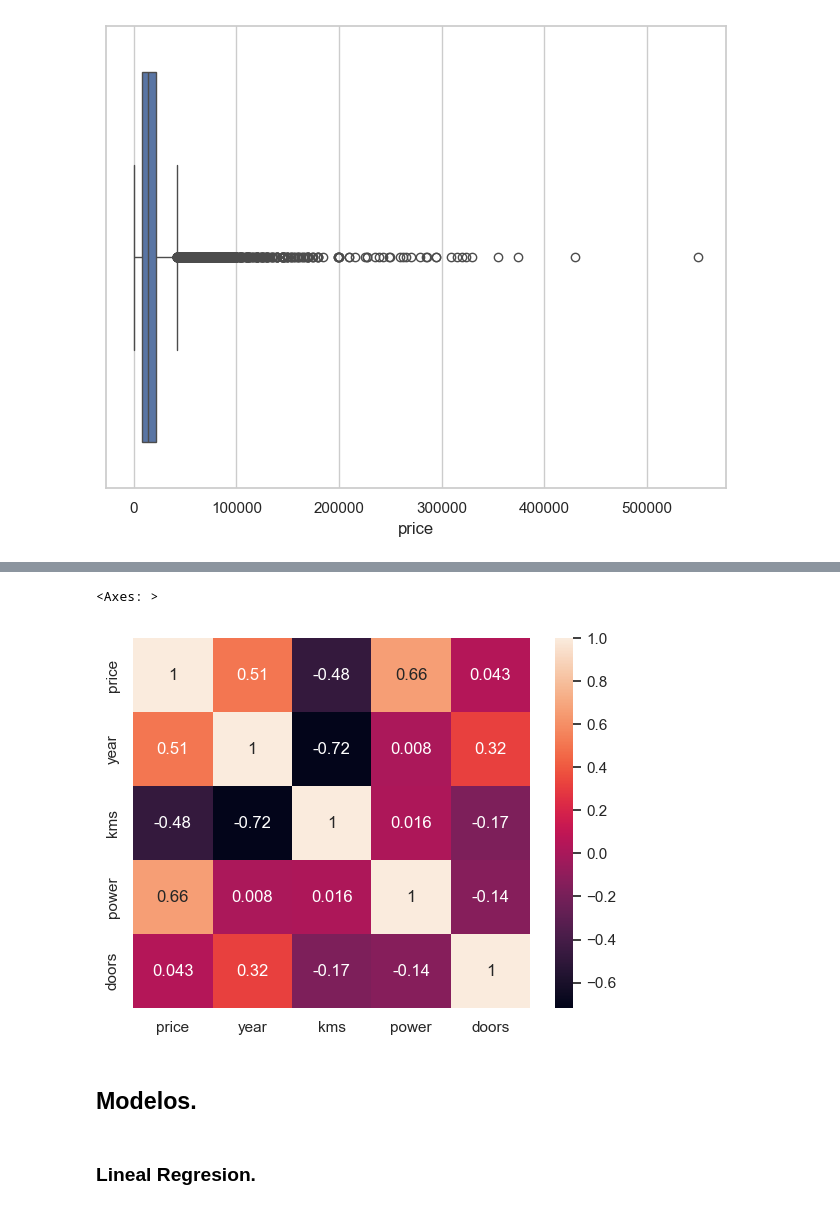
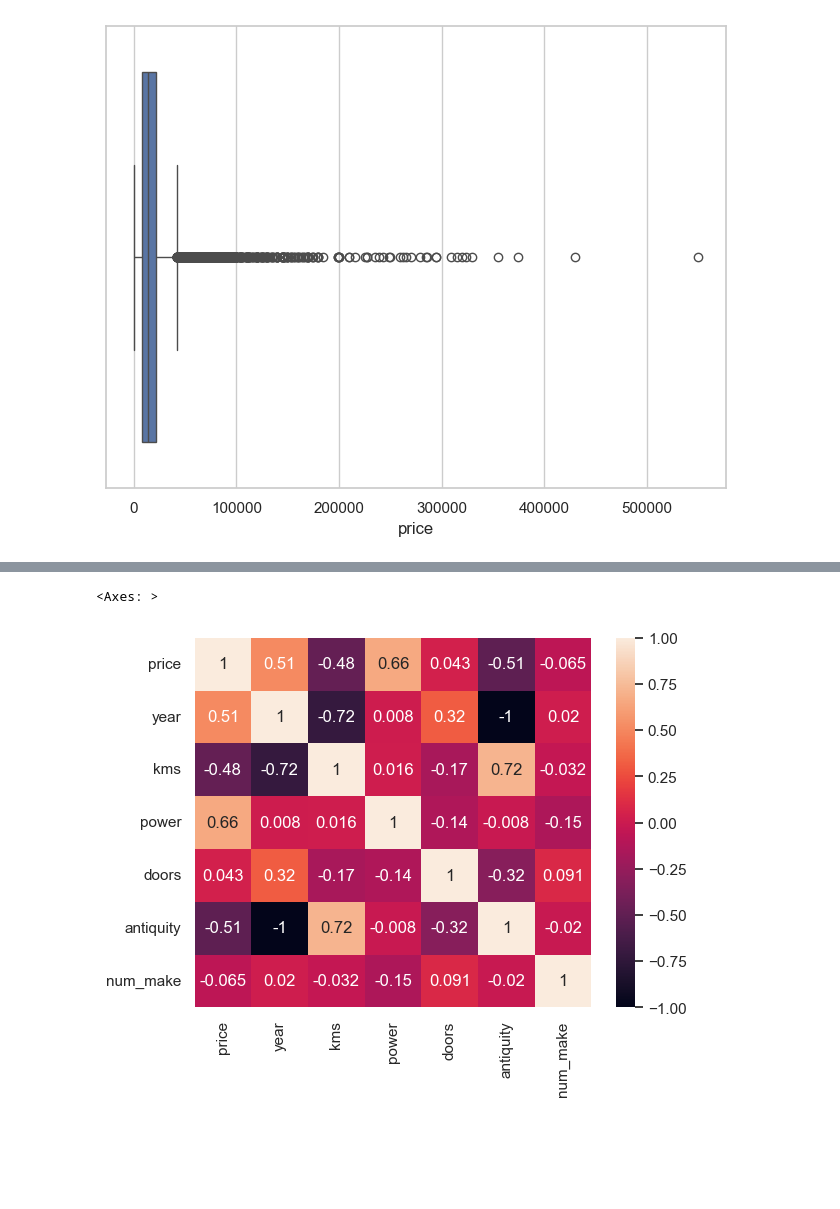
Before and after one commit to diego-dng/Proyecto-valor-coches-ML, a Jupyter notebook: notebooks/02_LimpiezaEDA.ipynb, the cells around one changed output, grey strips where cells are left out. Saved outputs shown, nothing was run; the diff lists cells and outputs as text; code cells hidden in the pictures; blank space fills up the shorter version.

```diff
--- a/notebooks/02_LimpiezaEDA.ipynb
+++ b/notebooks/02_LimpiezaEDA.ipynb
@@ -75,8 +43,15 @@ Las variables predictoras que quiero usar son:
 - Potencia.
 - Tipo de transmisión.
 # %%
+from sklearn.preprocessing import LabelEncoder
+
 # Elimino la columna de precio financiado para evitar perdida de registros al limpiar los "Nan"
 df = df.drop(columns="price_financed")
+# Creo la columna antiquity para saber los años de antiguedad del coche
+df["antiquity"] = 2023 - df["year"]
+# Combierto la columna marca a numerica por frecuencia.
+le = LabelEncoder()
+df['num_make'] = le.fit_transform(df['make'])
 # %%
 df = df.dropna()
 # %%
@@ -148,7 +88,5 @@ memory usage: 5.0+ MB
 # %%
-sns.heatmap(df[["price", "year", "kms", "power", "doors"]].corr(), annot= True)
+sns.heatmap(df[["price", "year", "kms", "power", "doors", "antiquity", "num_make"]].corr(), annot= True)
 # %% [output]
 <Axes: >
-[figure, old version]
+[figure, new version]
-# %% [markdown]
-## Modelos.
@@ -164,2 +92,0 @@ x_train, x_test, y_train, y_test = train_test_split(x, y, test_size=0.2, random_
-# %% [markdown]
-### Lineal Regresion.
```
Also changed, not shown: parts of 21 cells of this notebook, 5 other files.
